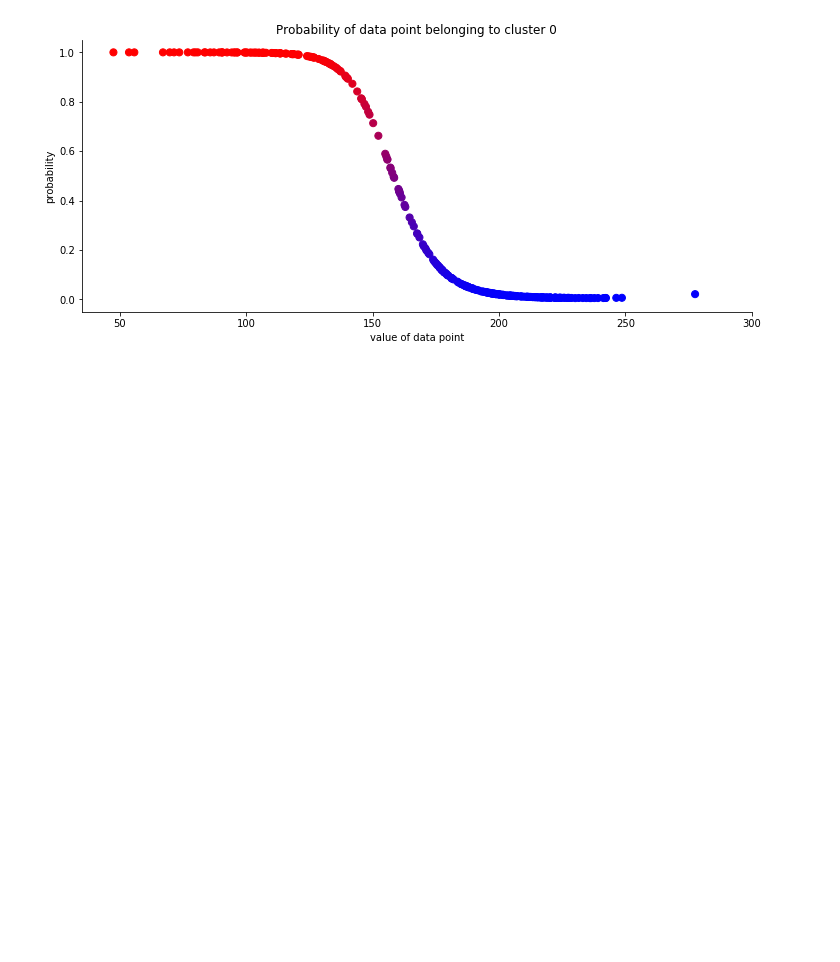
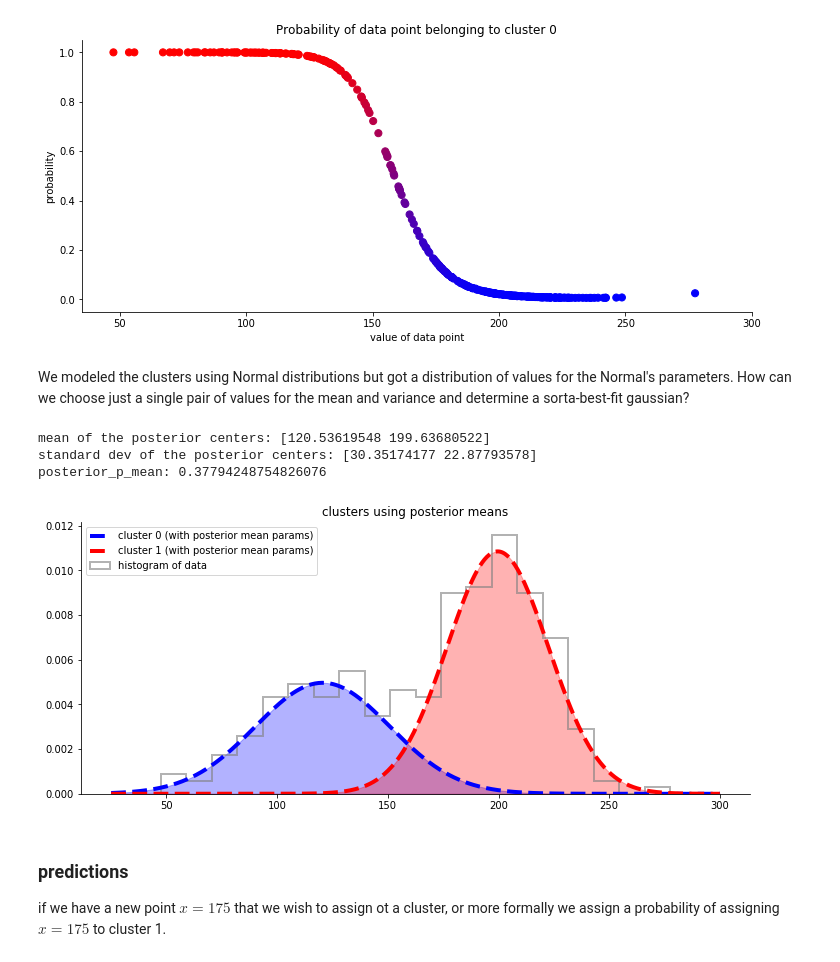
Before and after one commit to rmania/datascience, a Jupyter notebook: ml_models/2_1_bayesian_models_MCMC.ipynb, the cells around one changed output. Cells and saved outputs as stored; diff of their text form; code cells hidden in the pictures; blank space fills up the shorter version.

```diff
--- a/ml_models/2_1_bayesian_models_MCMC.ipynb
+++ b/ml_models/2_1_bayesian_models_MCMC.ipynb
@@ -324,3 +321,40 @@ _ = ax.set(ylim = (-0.05, 1.05), xlim = (35, 300),
 remove_borders(ax)
 # %% [output]
 [figure]
+# %% [markdown]
+We modeled the clusters using Normal distributions but got a distribution of values for the Normal's parameters. How can we choose just a single pair of values for the mean and variance and determine a sorta-best-fit gaussian?
+# %%
+posterior_center_means = center_trace.mean(axis=0)
+posterior_std_means = std_trace.mean(axis=0)
+posterior_p_mean = trace["p"].mean()
+print ('mean of the posterior centers: {}'.format(posterior_center_means))
+print ('standard dev of the posterior centers: {}'.format(posterior_std_means))
+print ('posterior_p_mean: {}'.format(posterior_p_mean))
+# %% [output]
+mean of the posterior centers: [120.53619548 199.63680522]
+standard dev of the posterior centers: [30.35174177 22.87793578]
+posterior_p_mean: 0.37794248754826076
+# %%
+norm = stats.norm
+x = np.linspace(25,300,500)
+
+fig, ax = plt.subplots(figsize=[12,5])
+ax.hist(data, bins=20, histtype="step", density=True, color='gray',
+        lw=2, label="histogram of data", alpha=.6)
+y = posterior_p_mean * norm.pdf(x, loc = posterior_center_means[0],
+                                scale = posterior_std_means[0])
+ax.plot(x,y, label = 'cluster 0 (with posterior mean params)', ls='--', lw=4, color='blue')
+ax.fill_between(x,y, alpha=.3, color='blue')
+y = (1 - posterior_p_mean) * norm.pdf(x, loc = posterior_center_means[1],
+                                   scale = posterior_std_means[1])
+ax.plot(x, y, label = 'cluster 1 (with posterior mean params)', ls='--', lw=4, color='red')
+ax.fill_between(x,y, alpha=.3, color='red')
+ax.set(title = 'clusters using posterior means')
+ax.legend(loc='best')
+remove_borders(ax)
+# %% [output]
+[figure, added]
+# %% [markdown]
+### predictions
+
+if we have a new point $x = 175$ that we wish to assign ot a cluster, or more formally we assign a probability of assigning $x=175$ to cluster 1.
```
Also changed, not shown: parts of 9 cells of this notebook.
